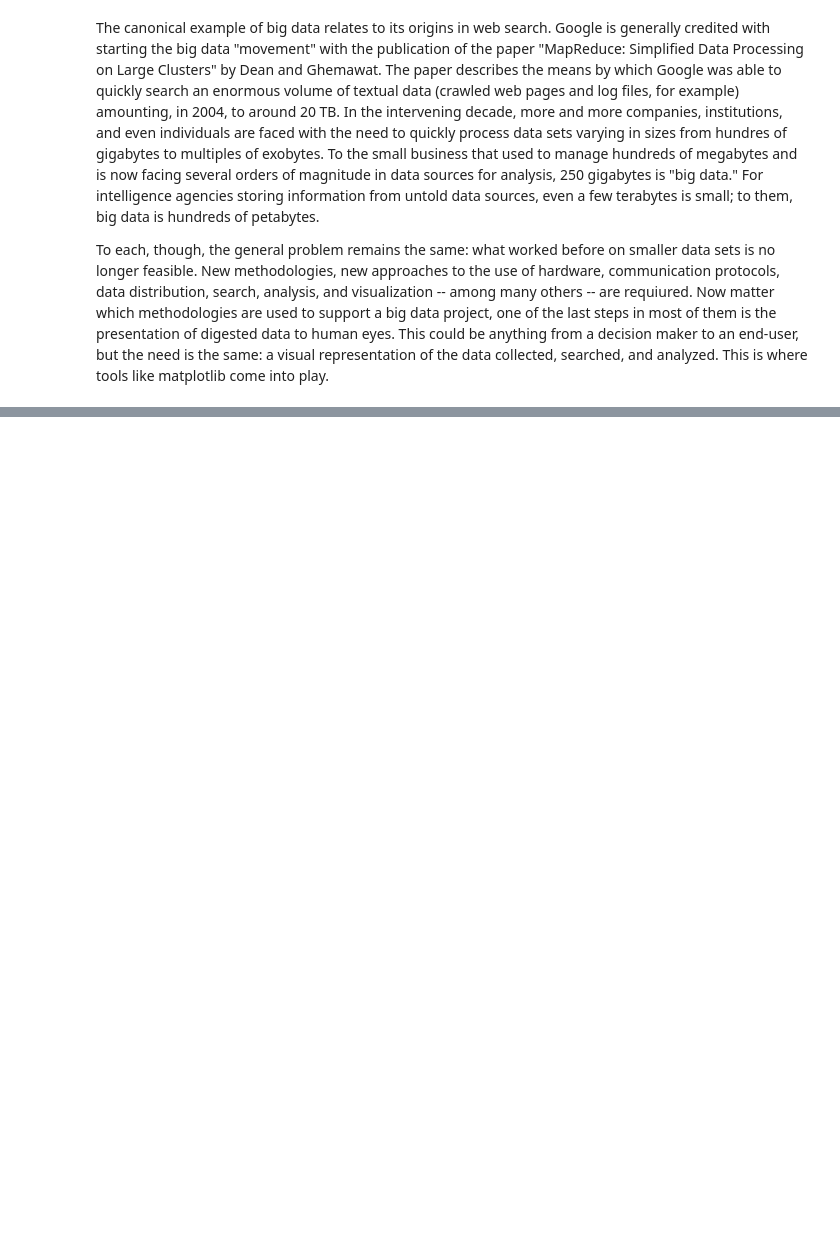
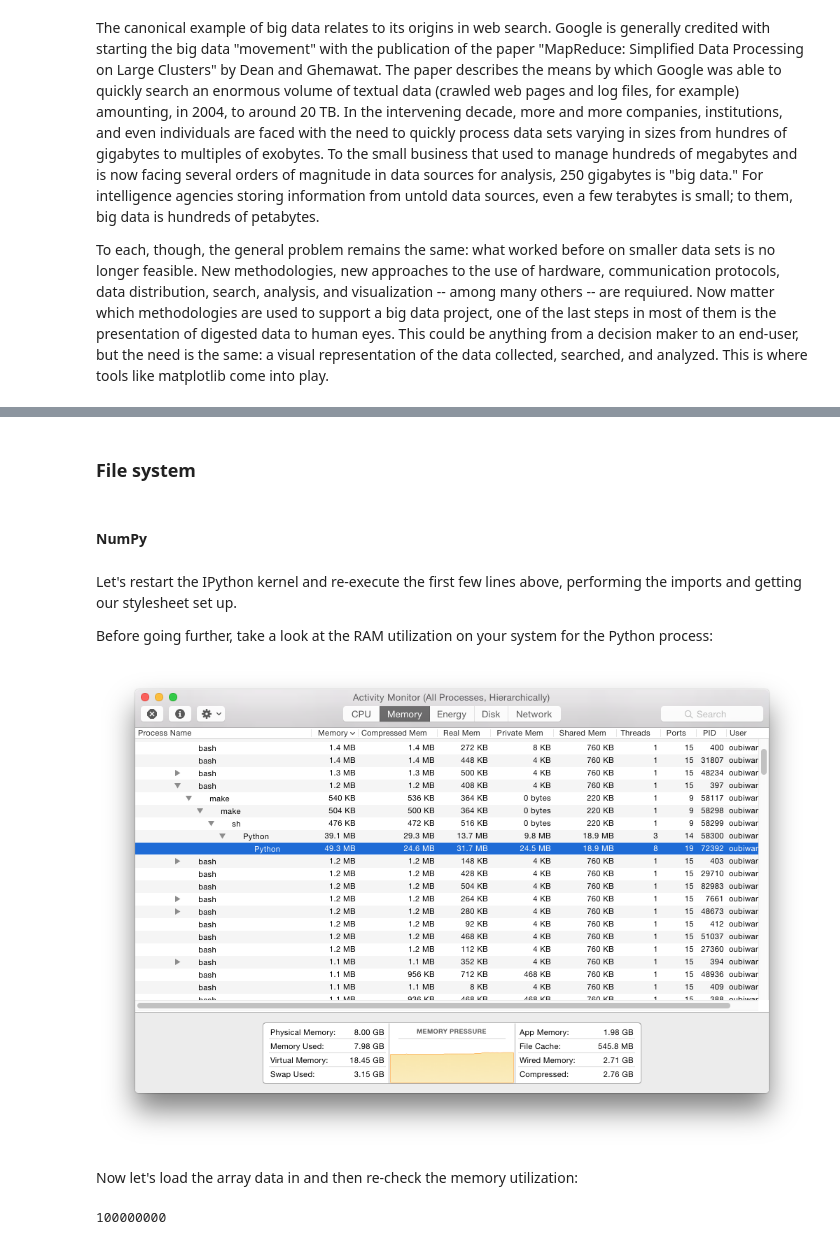
Before and after one commit to masteringmatplotlib/big-data, a Jupyter notebook: notebooks/mmpl-big-data.ipynb, the cells around one changed output, grey strips where cells are left out. Cells and saved outputs as stored; diff of their text form; code cells hidden in the pictures; blank space fills up the shorter version.

Commit message:
Finished first section.

```diff
--- a/notebooks/mmpl-big-data.ipynb
+++ b/notebooks/mmpl-big-data.ipynb
@@ -62,0 +125,21 @@ plt.show()
+# %% [markdown]
+### File system
+# %% [markdown]
+#### NumPy
+# %% [markdown]
+Let's restart the IPython kernel and re-execute the first few lines above, performing the imports and getting our stylesheet set up.
+
+Before going further, take a look at the RAM utilization on your system for the Python process:
+# %%
+Image("memory-before.png")
+# %% [output]
+[figure, added]
+# %% [markdown]
+Now let's load the array data in and then re-check the memory utilization:
+# %%
+data = np.fromfile("../data/points.bin")
+data_shape = data.shape
+data_len = len(data)
+data_len
+# %% [output]
+100000000
```
Also changed, not shown: parts of 67 cells of this notebook.
